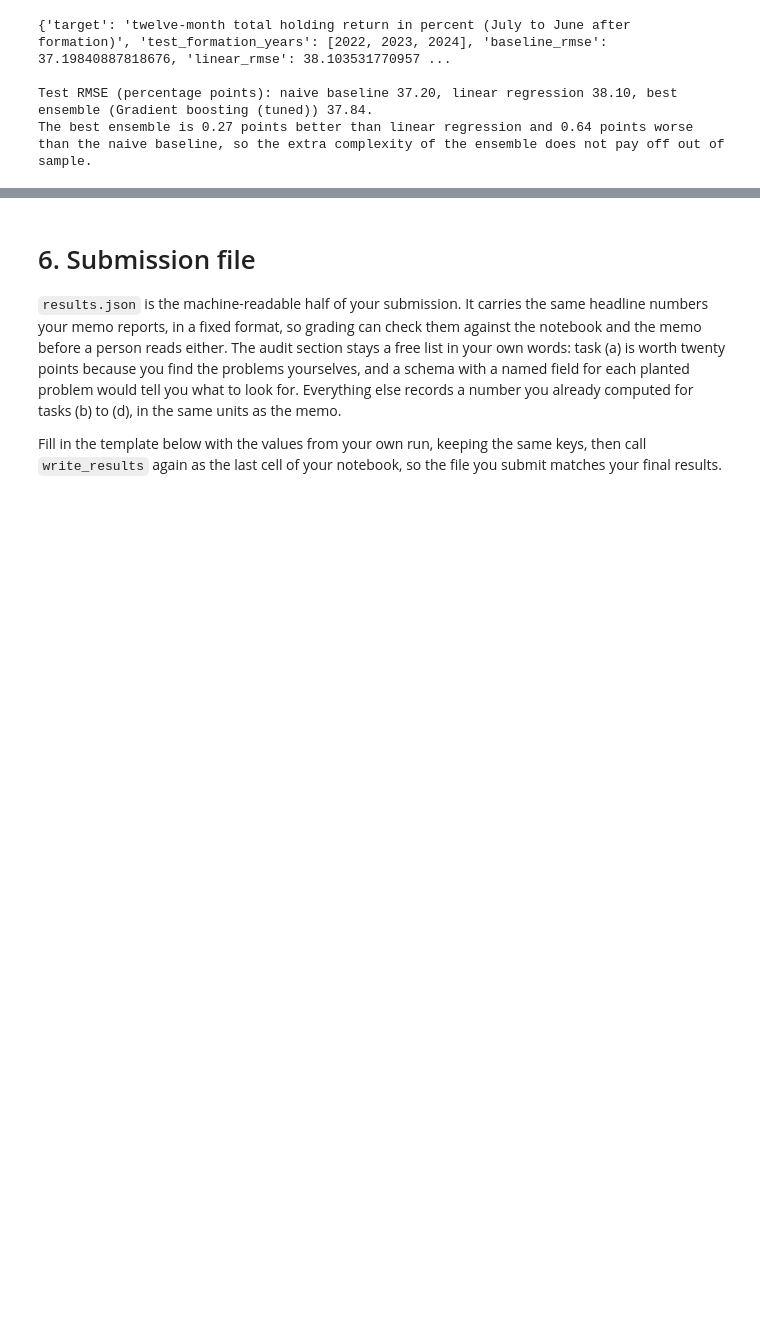
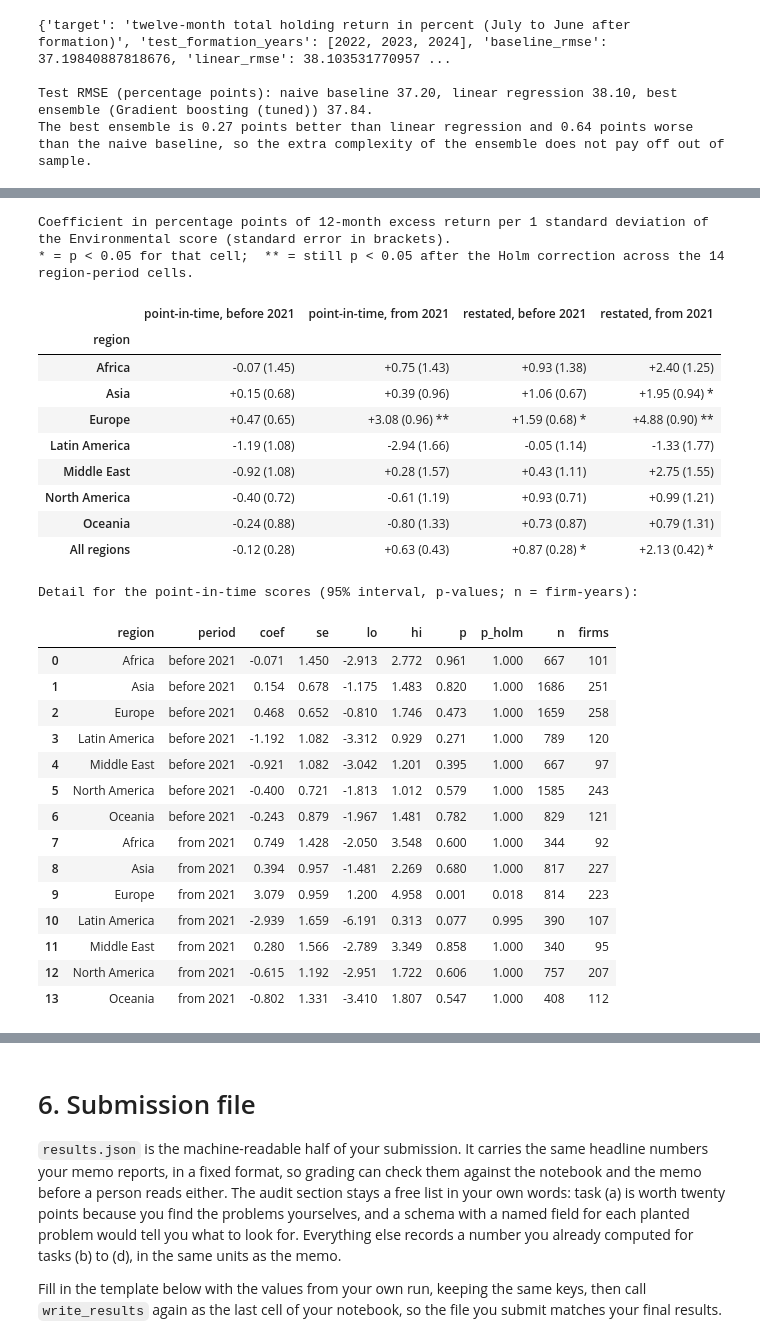
Before and after one commit to FBE5d5wqfds/EAIF-, a Jupyter notebook: group_project_AS2026/notebook/Group_Work_AS_2026_solution.ipynb, the cells around one changed output, grey strips where cells are left out. Drawn from its saved outputs; the diff is of its cells as text; code cells hidden in the pictures; blank space fills up the shorter version.

```diff
--- a/group_project_AS2026/notebook/Group_Work_AS_2026_solution.ipynb
+++ b/group_project_AS2026/notebook/Group_Work_AS_2026_solution.ipynb
@@ -945,0 +1025,71 @@ The best ensemble is 0.27 points better than linear regression and 0.64 points w
+# %%
+# ---- (c) Step 2: one regression per region and period, point-in-time and restated scores ----
+assert "est" in globals(), "Run the cells above first (Runtime > Run all)."
+
+def one_cell(d, zcol):
+    # excess return on the standardised score, with industry-by-year fixed effects, standard errors clustered by company
+    m = smf.ols(f"Hold_Excess_Pct ~ {zcol} + C(ind_year)", data=d).fit(
+        cov_type="cluster", cov_kwds={"groups": pd.factorize(d["Company_ID"])[0]})
+    lo, hi = m.conf_int().loc[zcol]
+    return dict(coef=m.params[zcol], se=m.bse[zcol], p=m.pvalues[zcol], lo=lo, hi=hi, n=int(m.nobs), firms=int(d["Company_ID"].nunique()))
+
+rows = []
+for version, zcol in [("point-in-time", "z_pit"), ("restated", "z_rest")]:
+    for period in PERIODS:
+        for region in REGIONS + ["All regions"]:
+            d = est[(est["Period"] == period) & ((est["Region"] == region) | (region == "All regions"))]
+            rows.append(dict(version=version, region=region, period=period, **one_cell(d, zcol)))
+est_table = pd.DataFrame(rows)
+
+# Holm adjustment across the 14 region-period cells, separately for each version (the 'All regions' rows are reference only)
+est_table["p_holm"] = np.nan
+for version in ["point-in-time", "restated"]:
+    mask = (est_table["version"] == version) & (est_table["region"] != "All regions")
+    est_table.loc[mask, "p_holm"] = multipletests(est_table.loc[mask, "p"], method="holm")[1]
+
+def fmt(r):
+    star = " **" if r["p_holm"] < 0.05 else (" *" if r["p"] < 0.05 else "")
+    return f"{r['coef']:+.2f} ({r['se']:.2f}){star}"
+wide = {}
+for version in ["point-in-time", "restated"]:
+    t = est_table[est_table["version"] == version].copy()
+    t["cell"] = t.apply(fmt, axis=1)
+    wide[version] = t.pivot(index="region", columns="period", values="cell")[PERIODS]
+summary_c = pd.concat(wide, axis=1).reindex(REGIONS + ["All regions"])
+summary_c.columns = [f"{v}, {p}" for v, p in summary_c.columns]
+print("Coefficient in percentage points of 12-month excess return per 1 standard deviation of the Environmental score (standard error in brackets).")
+print("* = p < 0.05 for that cell;  ** = still p < 0.05 after the Holm correction across the 14 region-period cells.\n")
+display(summary_c)
+
+det = est_table[(est_table["region"] != "All regions")].copy()
+print("\nDetail for the point-in-time scores (95% interval, p-values; n = firm-years):")
+display(det[det["version"] == "point-in-time"][["region", "period", "coef", "se", "lo", "hi", "p", "p_holm", "n", "firms"]].round(3).reset_index(drop=True))
+# %% [output]
+Coefficient in percentage points of 12-month excess return per 1 standard deviation of the Environmental score (standard error in brackets).
+* = p < 0.05 for that cell;  ** = still p < 0.05 after the Holm correction across the 14 region-period cells.
+|  | point-in-time, before 2021 | point-in-time, from 2021 | restated, before 2021 | restated, from 2021 |
+| region |  |  |  |  |
+| Africa | -0.07 (1.45) | +0.75 (1.43) | +0.93 (1.38) | +2.40 (1.25) |
+| Asia | +0.15 (0.68) | +0.39 (0.96) | +1.06 (0.67) | +1.95 (0.94) * |
+| Europe | +0.47 (0.65) | +3.08 (0.96) ** | +1.59 (0.68) * | +4.88 (0.90) ** |
+| Latin America | -1.19 (1.08) | -2.94 (1.66) | -0.05 (1.14) | -1.33 (1.77) |
+| Middle East | -0.92 (1.08) | +0.28 (1.57) | +0.43 (1.11) | +2.75 (1.55) |
+| North America | -0.40 (0.72) | -0.61 (1.19) | +0.93 (0.71) | +0.99 (1.21) |
+| Oceania | -0.24 (0.88) | -0.80 (1.33) | +0.73 (0.87) | +0.79 (1.31) |
+| All regions | -0.12 (0.28) | +0.63 (0.43) | +0.87 (0.28) * | +2.13 (0.42) * |
+Detail for the point-in-time scores (95% interval, p-values; n = firm-years):
+|  | region | period | coef | se | lo | hi | p | p_holm | n | firms |
+| 0 | Africa | before 2021 | -0.071 | 1.450 | -2.913 | 2.772 | 0.961 | 1.000 | 667 | 101 |
+| 1 | Asia | before 2021 | 0.154 | 0.678 | -1.175 | 1.483 | 0.820 | 1.000 | 1686 | 251 |
+| 2 | Europe | before 2021 | 0.468 | 0.652 | -0.810 | 1.746 | 0.473 | 1.000 | 1659 | 258 |
+| 3 | Latin America | before 2021 | -1.192 | 1.082 | -3.312 | 0.929 | 0.271 | 1.000 | 789 | 120 |
+| 4 | Middle East | before 2021 | -0.921 | 1.082 | -3.042 | 1.201 | 0.395 | 1.000 | 667 | 97 |
+| 5 | North America | before 2021 | -0.400 | 0.721 | -1.813 | 1.012 | 0.579 | 1.000 | 1585 | 243 |
+| 6 | Oceania | before 2021 | -0.243 | 0.879 | -1.967 | 1.481 | 0.782 | 1.000 | 829 | 121 |
+| 7 | Africa | from 2021 | 0.749 | 1.428 | -2.050 | 3.548 | 0.600 | 1.000 | 344 | 92 |
+| 8 | Asia | from 2021 | 0.394 | 0.957 | -1.481 | 2.269 | 0.680 | 1.000 | 817 | 227 |
+| 9 | Europe | from 2021 | 3.079 | 0.959 | 1.200 | 4.958 | 0.001 | 0.018 | 814 | 223 |
+| 10 | Latin America | from 2021 | -2.939 | 1.659 | -6.191 | 0.313 | 0.077 | 0.995 | 390 | 107 |
+| 11 | Middle East | from 2021 | 0.280 | 1.566 | -2.789 | 3.349 | 0.858 | 1.000 | 340 | 95 |
+| 12 | North America | from 2021 | -0.615 | 1.192 | -2.951 | 1.722 | 0.606 | 1.000 | 757 | 207 |
+| 13 | Oceania | from 2021 | -0.802 | 1.331 | -3.410 | 1.807 | 0.547 | 1.000 | 408 | 112 |
```
Also changed, not shown: parts of 21 cells of this notebook.
